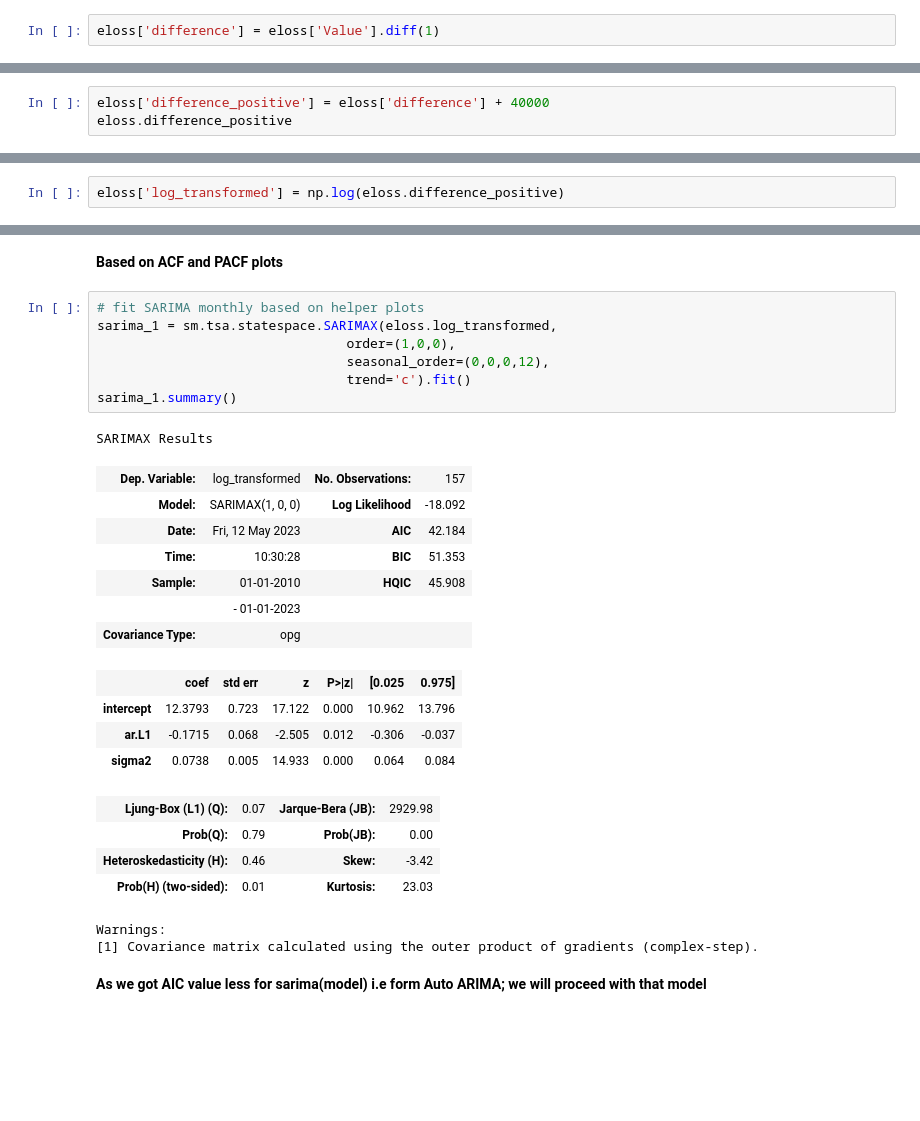
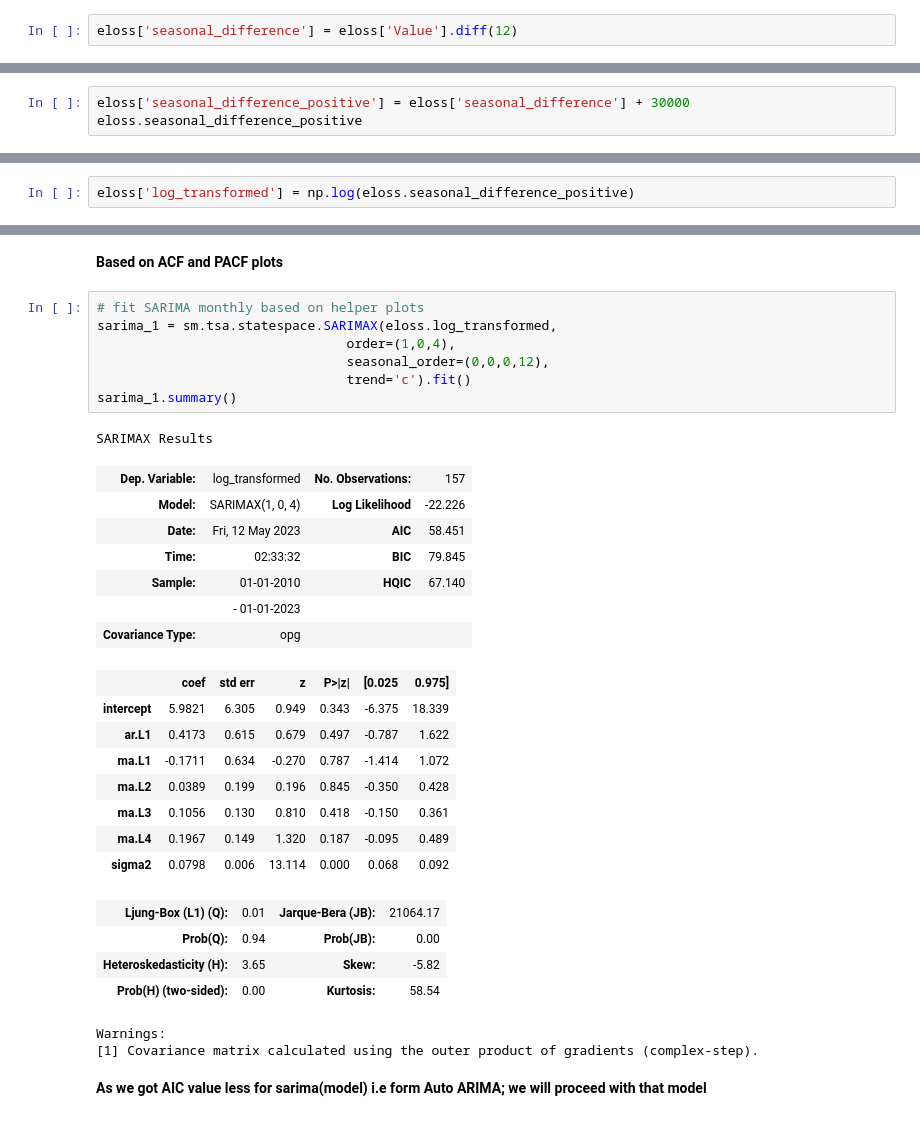
Before and after one commit to suryapraneeth18/Energy-Consumption-Time-Series-Forecasting, a Jupyter notebook: Eloss_ARMA.ipynb, the cells around one changed output, grey strips where cells are left out. Cells and saved outputs as stored; diff of their text form; blank space fills up the shorter version.

```diff
--- a/Eloss_ARMA.ipynb
+++ b/Eloss_ARMA.ipynb
@@ -215,6 +220,6 @@ dtype: float64
 # %% [markdown]
 **Making Time Series statioanry by making necessary transformations**
 # %%
-eloss['difference'] = eloss['Value'].diff(1)
+eloss['seasonal_difference'] = eloss['Value'].diff(12)
 # %%
 fig, ax = plt.subplots(figsize=(18,5))
@@ -225,5 +230,2 @@ plt.show()
 # %% [markdown]
 **Making all the values positive to apply log transformation**
-# %%
-eloss['difference_positive'] = eloss['difference'] + 40000
-eloss.difference_positive
@@ -243,0 +232,3 @@ Name: difference_positive, Length: 157, dtype: float64
+# %%
+eloss['seasonal_difference_positive'] = eloss['seasonal_difference'] + 30000
+eloss.seasonal_difference_positive
@@ -244,5 +249,5 @@ Name: difference_positive, Length: 157, dtype: float64
 # %%
-eloss['log_transformed'] = np.log(eloss.difference_positive)
+eloss['log_transformed'] = np.log(eloss.seasonal_difference_positive)
 # %%
 fig, ax = plt.subplots(figsize=(15,5))
 ax.plot(eloss.log_transformed, c='#48A1FA')
@@ -517,27 +538,31 @@ Best seasonal order: (0, 0, 0, 12)
 # %%
 # fit SARIMA monthly based on helper plots
 sarima_1 = sm.tsa.statespace.SARIMAX(eloss.log_transformed,
-                                order=(1,0,0),
+                                order=(1,0,4),
                                 seasonal_order=(0,0,0,12),
                                 trend='c').fit()
 sarima_1.summary()
 # %% [output]
 SARIMAX Results
 | Dep. Variable: | log_transformed | No. Observations: | 157 |
-| Model: | SARIMAX(1, 0, 0) | Log Likelihood | -18.092 |
-| Date: | Fri, 12 May 2023 | AIC | 42.184 |
-| Time: | 10:30:28 | BIC | 51.353 |
-| Sample: | 01-01-2010 | HQIC | 45.908 |
+| Model: | SARIMAX(1, 0, 4) | Log Likelihood | -22.226 |
+| Date: | Fri, 12 May 2023 | AIC | 58.451 |
+| Time: | 02:33:32 | BIC | 79.845 |
+| Sample: | 01-01-2010 | HQIC | 67.140 |
 |  | - 01-01-2023 |  |  |
 | Covariance Type: | opg |  |  |
 |  | coef | std err | z | P>|z| | [0.025 | 0.975] |
-| intercept | 12.3793 | 0.723 | 17.122 | 0.000 | 10.962 | 13.796 |
-| ar.L1 | -0.1715 | 0.068 | -2.505 | 0.012 | -0.306 | -0.037 |
-| sigma2 | 0.0738 | 0.005 | 14.933 | 0.000 | 0.064 | 0.084 |
+| intercept | 5.9821 | 6.305 | 0.949 | 0.343 | -6.375 | 18.339 |
+| ar.L1 | 0.4173 | 0.615 | 0.679 | 0.497 | -0.787 | 1.622 |
+| ma.L1 | -0.1711 | 0.634 | -0.270 | 0.787 | -1.414 | 1.072 |
+| ma.L2 | 0.0389 | 0.199 | 0.196 | 0.845 | -0.350 | 0.428 |
+| ma.L3 | 0.1056 | 0.130 | 0.810 | 0.418 | -0.150 | 0.361 |
+| ma.L4 | 0.1967 | 0.149 | 1.320 | 0.187 | -0.095 | 0.489 |
+| sigma2 | 0.0798 | 0.006 | 13.114 | 0.000 | 0.068 | 0.092 |
-| Ljung-Box (L1) (Q): | 0.07 | Jarque-Bera (JB): | 2929.98 |
-| Prob(Q): | 0.79 | Prob(JB): | 0.00 |
-| Heteroskedasticity (H): | 0.46 | Skew: | -3.42 |
-| Prob(H) (two-sided): | 0.01 | Kurtosis: | 23.03 |
+| Ljung-Box (L1) (Q): | 0.01 | Jarque-Bera (JB): | 21064.17 |
+| Prob(Q): | 0.94 | Prob(JB): | 0.00 |
+| Heteroskedasticity (H): | 3.65 | Skew: | -5.82 |
+| Prob(H) (two-sided): | 0.00 | Kurtosis: | 58.54 |
 Warnings:
 [1] Covariance matrix calculated using the outer product of gradients (complex-step).
 # %% [markdown]
```
Also changed, not shown: parts of 30 cells of this notebook.
